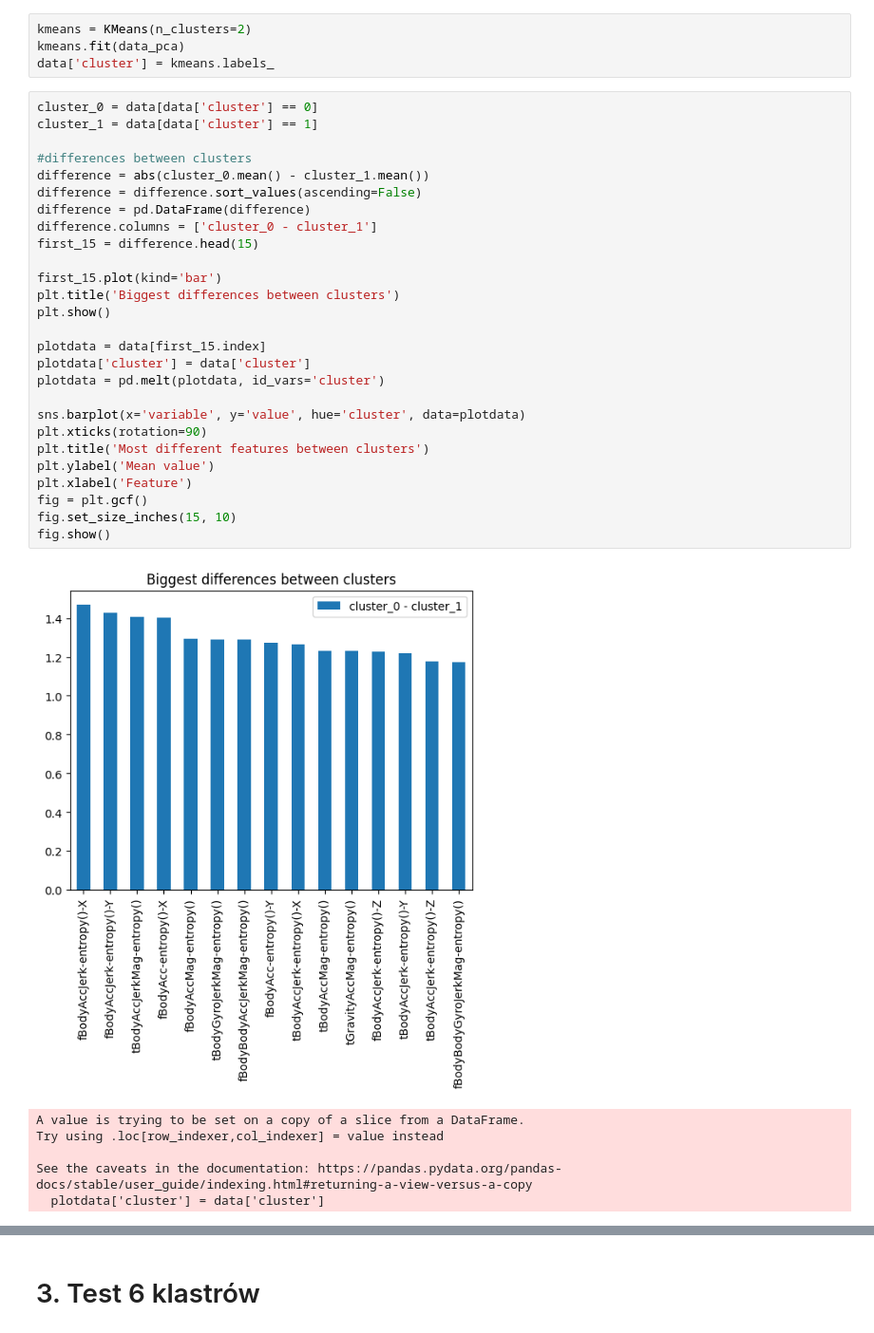
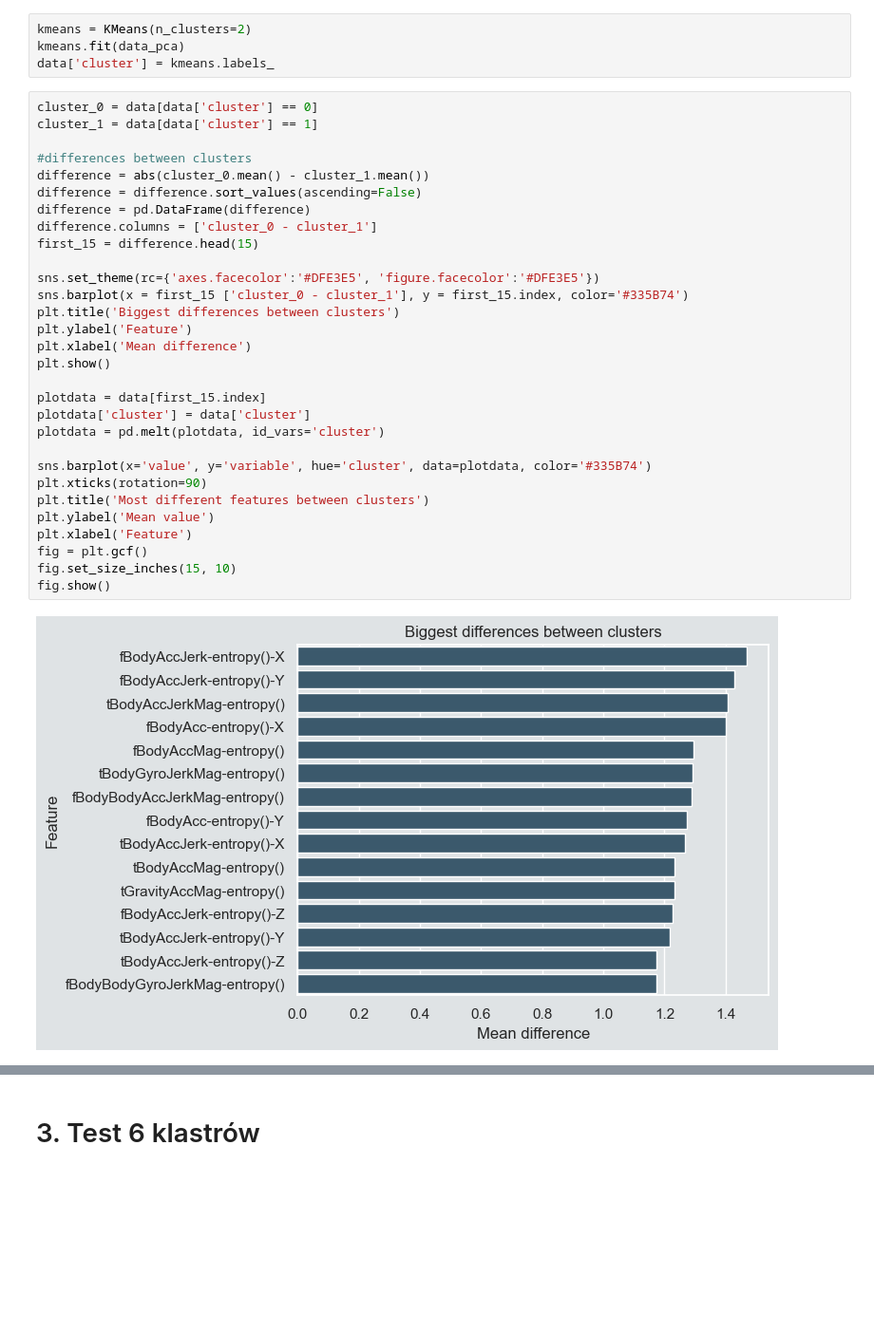
Before and after one commit to DeptuchMateusz/Human-activity-recognition-using-smartphones-clustering, a Jupyter notebook: 03. Final/3_etap.ipynb, the cells around one changed output, grey strips where cells are left out. Shown at 95% size. Saved outputs shown, nothing was run; the diff lists cells and outputs as text; blank space fills up the shorter version.

Commit message:
CHANGE PLOTS

```diff
--- a/03. Final/3_etap.ipynb
+++ b/03. Final/3_etap.ipynb
@@ -25,34 +25,32 @@ data['cluster'] = kmeans.labels_
 # %%
 cluster_0 = data[data['cluster'] == 0]
 cluster_1 = data[data['cluster'] == 1]
 
 #differences between clusters
 difference = abs(cluster_0.mean() - cluster_1.mean())
 difference = difference.sort_values(ascending=False)
 difference = pd.DataFrame(difference)
 difference.columns = ['cluster_0 - cluster_1']
 first_15 = difference.head(15)
 
-first_15.plot(kind='bar')
+sns.set_theme(rc={'axes.facecolor':'#DFE3E5', 'figure.facecolor':'#DFE3E5'})
+sns.barplot(x = first_15 ['cluster_0 - cluster_1'], y = first_15.index, color='#335B74')
 plt.title('Biggest differences between clusters')
+plt.ylabel('Feature')
+plt.xlabel('Mean difference')
 plt.show()
 
 plotdata = data[first_15.index]
 plotdata['cluster'] = data['cluster']
 plotdata = pd.melt(plotdata, id_vars='cluster')
 
-sns.barplot(x='variable', y='value', hue='cluster', data=plotdata)
+sns.barplot(x='value', y='variable', hue='cluster', data=plotdata, color='#335B74')
 plt.xticks(rotation=90)
 plt.title('Most different features between clusters')
 plt.ylabel('Mean value')
 plt.xlabel('Feature')
 fig = plt.gcf()
 fig.set_size_inches(15, 10)
 fig.show()
 # %% [output]
-[figure, old version]
+[figure, new version]
-A value is trying to be set on a copy of a slice from a DataFrame.
-Try using .loc[row_indexer,col_indexer] = value instead
-
-See the caveats in the documentation: https://pandas.pydata.org/pandas-docs/stable/user_guide/indexing.html#returning-a-view-versus-a-copy
-  plotdata['cluster'] = data['cluster']
```
Also changed, not shown: parts of 2 cells of this notebook.
